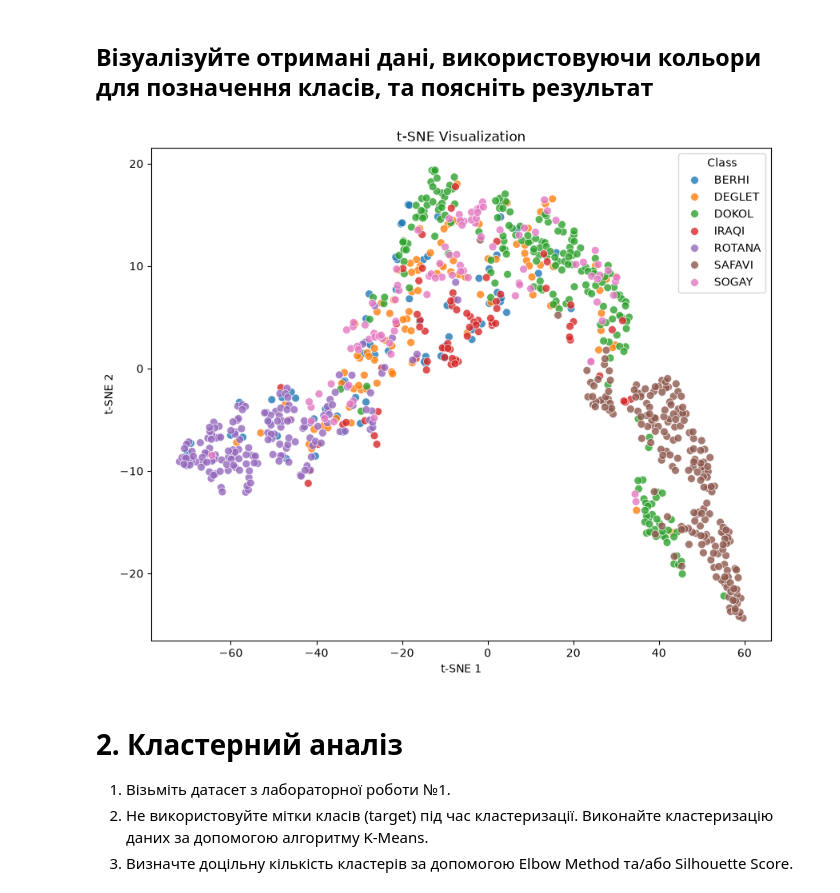
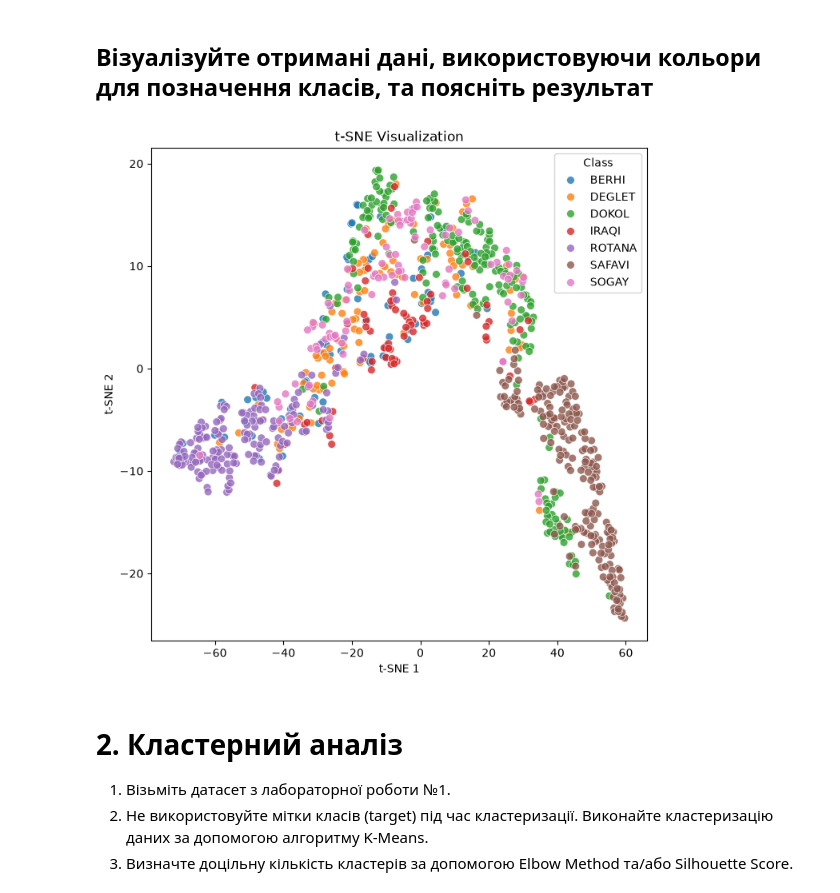
Before and after one commit to KPI-FTI-MMDA-Klymentiev/IntelligentDataAnalysis, a Jupyter notebook: labs/lab2/lab2.ipynb, the cells around one changed output. Saved outputs shown, nothing was run; the diff lists cells and outputs as text; code cells hidden in the pictures.

```diff
--- a/labs/lab2/lab2.ipynb
+++ b/labs/lab2/lab2.ipynb
@@ -328,14 +334,15 @@ X_tsne = tsne.fit_transform(features_previous_lab)
 # %%
 plot_scatterplot_2d(
     X=X_tsne,
     hue=target_previous_lab,
     title_name="t-SNE Visualization",
     xlabel="t-SNE 1",
     ylabel="t-SNE 2",
     legend_title=target_name,
+    figsize=(8, 8)
 )
 # %% [output]
-[figure, old version]
+[figure, new version]
 # %% [markdown]
 # 2. Кластерний аналіз
 1. Візьміть датасет з лабораторної роботи №1.
```
Also changed, not shown: parts of 9 cells of this notebook, 1 other file.
